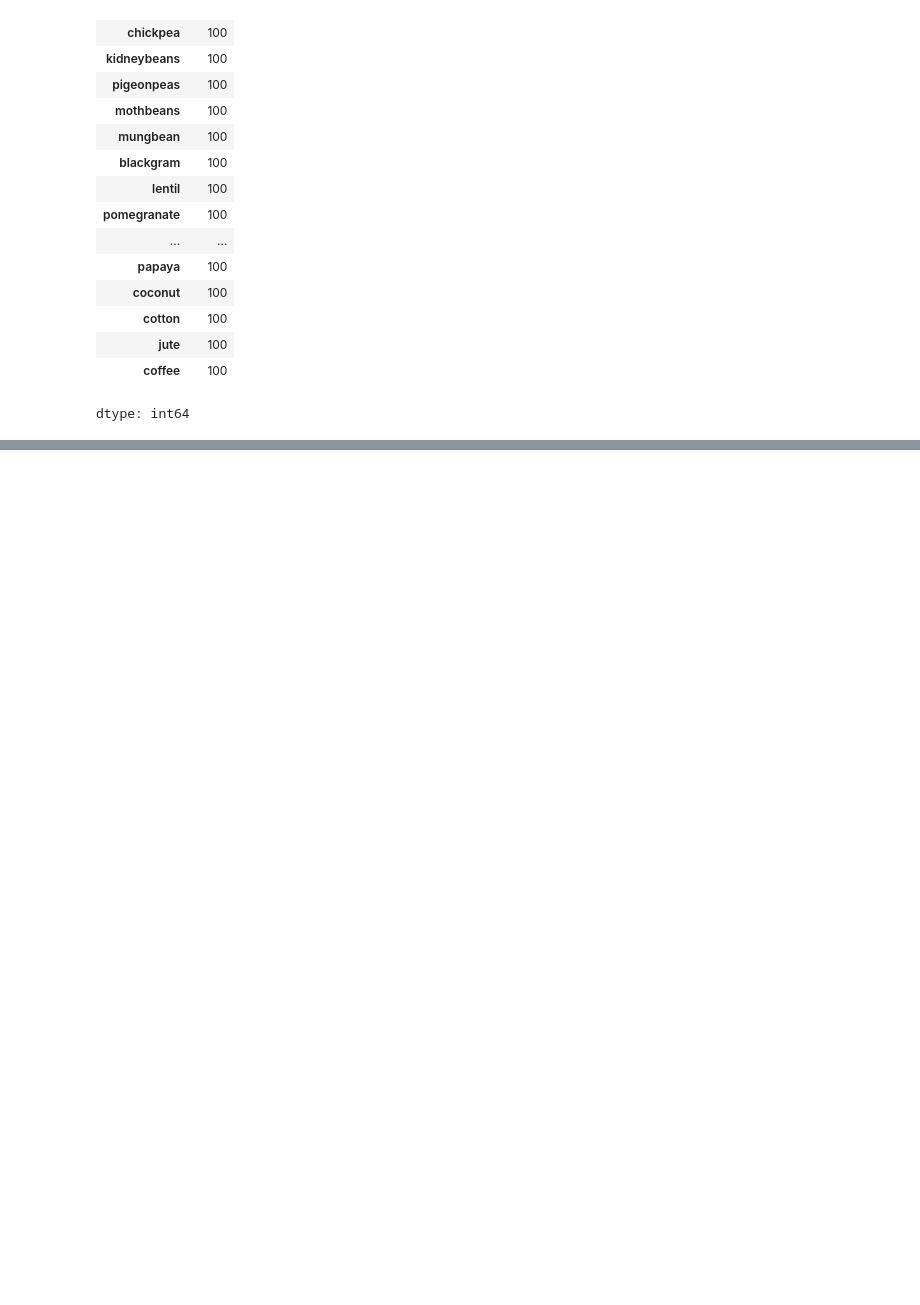
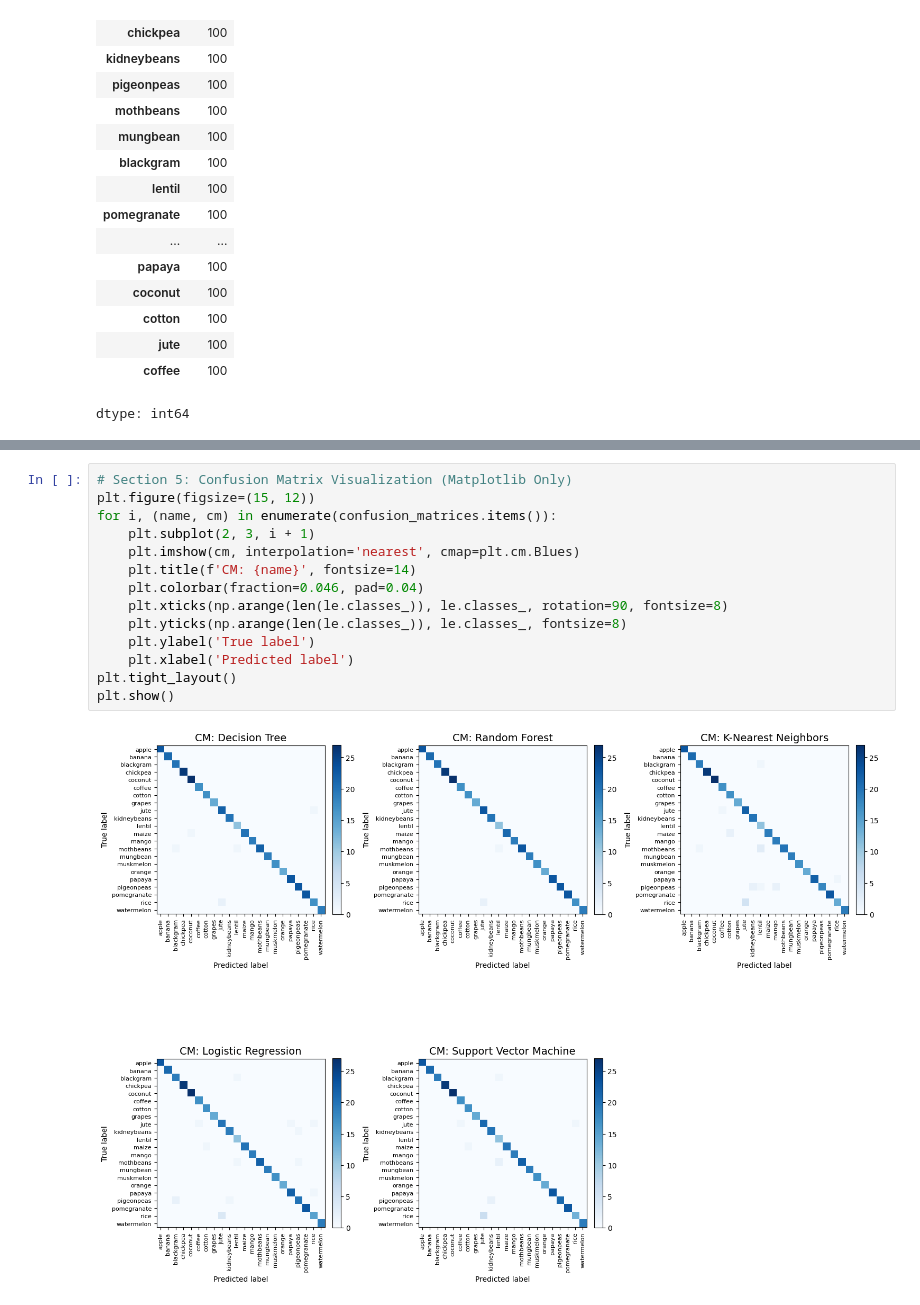
Before and after one commit to kailashchaudhary-p/Data-Science-Learning, a Jupyter notebook: Agri_Advisor.ipynb, the cells around one changed output, grey strips where cells are left out. Drawn from its saved outputs; the diff is of its cells as text; blank space fills up the shorter version.

```diff
--- a/Agri_Advisor.ipynb
+++ b/Agri_Advisor.ipynb
@@ -115,0 +296,16 @@ plt.show()
+# %%
+# Section 5: Confusion Matrix Visualization (Matplotlib Only)
+plt.figure(figsize=(15, 12))
+for i, (name, cm) in enumerate(confusion_matrices.items()):
+    plt.subplot(2, 3, i + 1)
+    plt.imshow(cm, interpolation='nearest', cmap=plt.cm.Blues)
+    plt.title(f'CM: {name}', fontsize=14)
+    plt.colorbar(fraction=0.046, pad=0.04)
+    plt.xticks(np.arange(len(le.classes_)), le.classes_, rotation=90, fontsize=8)
+    plt.yticks(np.arange(len(le.classes_)), le.classes_, fontsize=8)
+    plt.ylabel('True label')
+    plt.xlabel('Predicted label')
+plt.tight_layout()
+plt.show()
+# %% [output]
+[figure, added]
```
Also changed, not shown: parts of 25 cells of this notebook.
